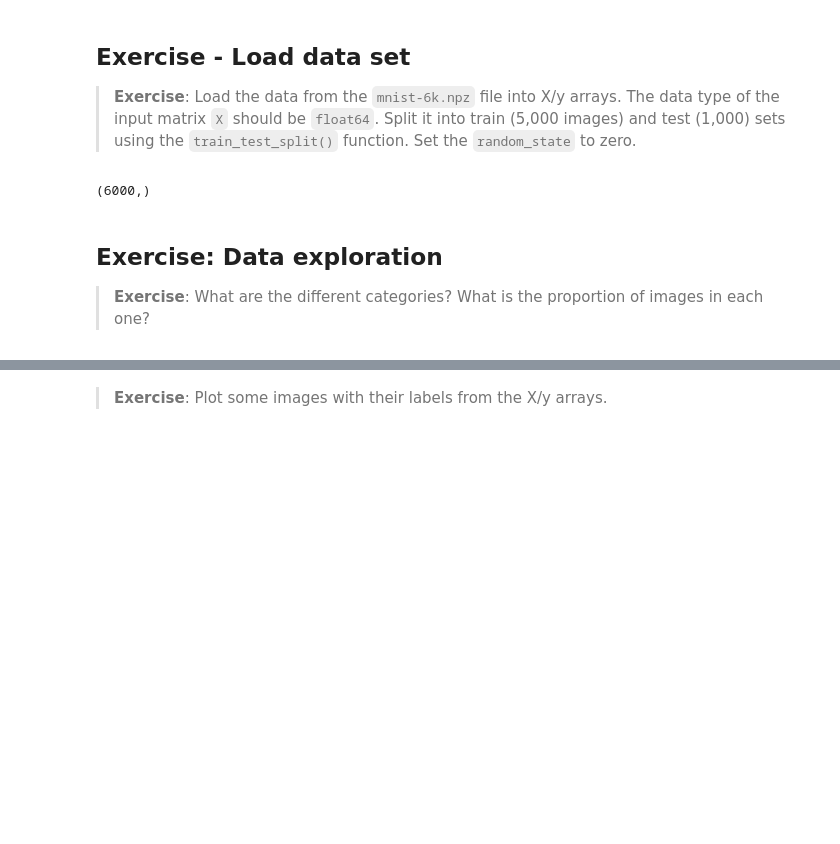
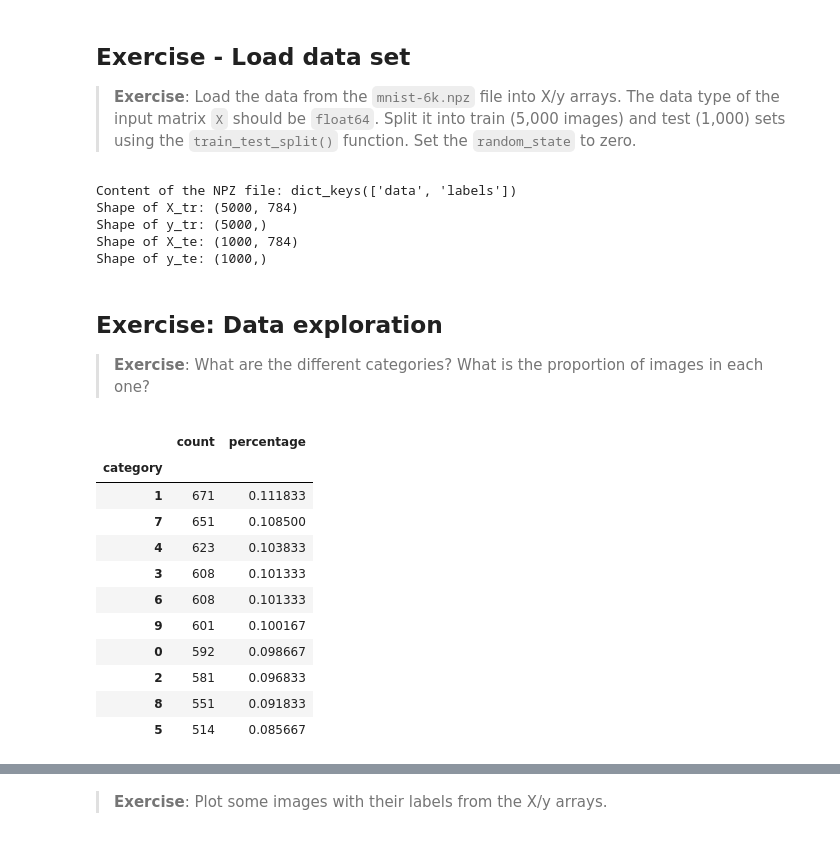
Before and after one commit to xnicolovici/machine_learning, a Jupyter notebook: notebooks/Course No 4/02. K-nearest neighbors/09. Exercise - Classify handwritten digits with k-NN/06 Exercise - Classify handwritten digits with k-NN.ipynb, the cells around one changed output, grey strips where cells are left out. Cells and saved outputs as stored; diff of their text form; code cells hidden in the pictures; blank space fills up the shorter version.

```diff
--- a/notebooks/Course No 4/02. K-nearest neighbors/09. Exercise - Classify handwritten digits with k-NN/06 Exercise - Classify handwritten digits with k-NN.ipynb
+++ b/notebooks/Course No 4/02. K-nearest neighbors/09. Exercise - Classify handwritten digits with k-NN/06 Exercise - Classify handwritten digits with k-NN.ipynb
@@ -9,13 +9,29 @@ Exercise - Load data set
 # %%
 import numpy as np
 import os
+from sklearn.model_selection import train_test_split
 
-with np.load(os.path.join('data','mnist-6k.npz'), allow_pickle=False) as npz_file:
-    data=dict(npz_file.items())
+with np.load(os.path.join('data','mnist-6k.npz'), allow_pickle=False, ) as npz_file:
+    mnist=dict(npz_file.items())
 
-print(data['labels'].shape)
+
+print('Content of the NPZ file:', mnist.keys())
+
+X=mnist['data'].astype('float')
+y=mnist['labels']
+
+X_tr, X_te, y_tr,y_te=train_test_split(X, y, test_size=1000/len(y), random_state=0)
+
+print("Shape of X_tr: {}".format(X_tr.shape))
+print("Shape of y_tr: {}".format(y_tr.shape))
+print("Shape of X_te: {}".format(X_te.shape))
+print("Shape of y_te: {}".format(y_te.shape))
 # %% [output]
-(6000,)
+Content of the NPZ file: dict_keys(['data', 'labels'])
+Shape of X_tr: (5000, 784)
+Shape of y_tr: (5000,)
+Shape of X_te: (1000, 784)
+Shape of y_te: (1000,)
 # %% [markdown]
 Exercise: Data exploration
 ---
@@ -25,0 +40,22 @@ Exercise: Data exploration
+# %%
+import pandas as pd
+
+df_categories=pd.DataFrame(y, columns=['category'])
+
+df_categories['count']=1
+df_proportion=df_categories.groupby('category').sum()
+df_proportion['percentage']=df_proportion['count']/len(y)
+df_proportion.sort_values('percentage', ascending=False)
+# %% [output]
+|  | count | percentage |
+| category |  |  |
+| 1 | 671 | 0.111833 |
+| 7 | 651 | 0.108500 |
+| 4 | 623 | 0.103833 |
+| 3 | 608 | 0.101333 |
+| 6 | 608 | 0.101333 |
+| 9 | 601 | 0.100167 |
+| 0 | 592 | 0.098667 |
+| 2 | 581 | 0.096833 |
+| 8 | 551 | 0.091833 |
+| 5 | 514 | 0.085667 |
```
Also changed, not shown: parts of 12 cells of this notebook, 3 other files.
